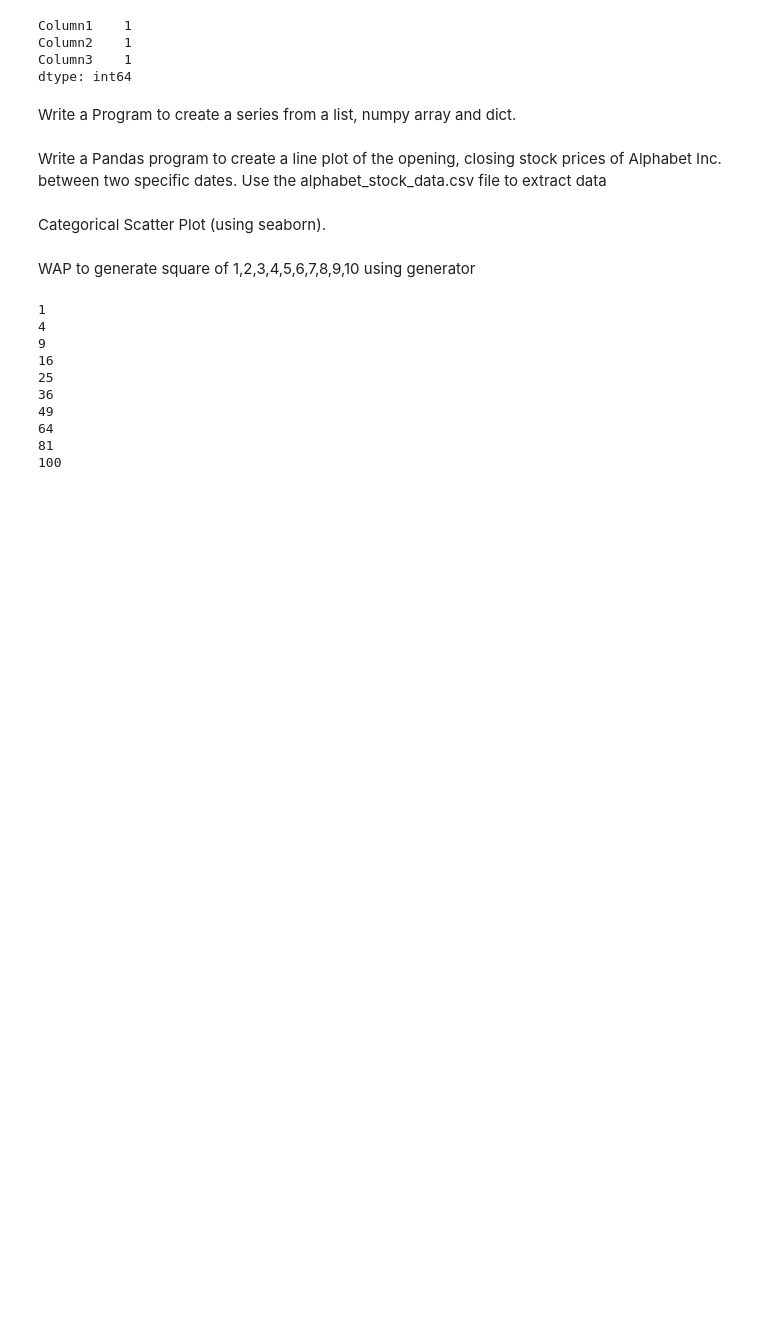
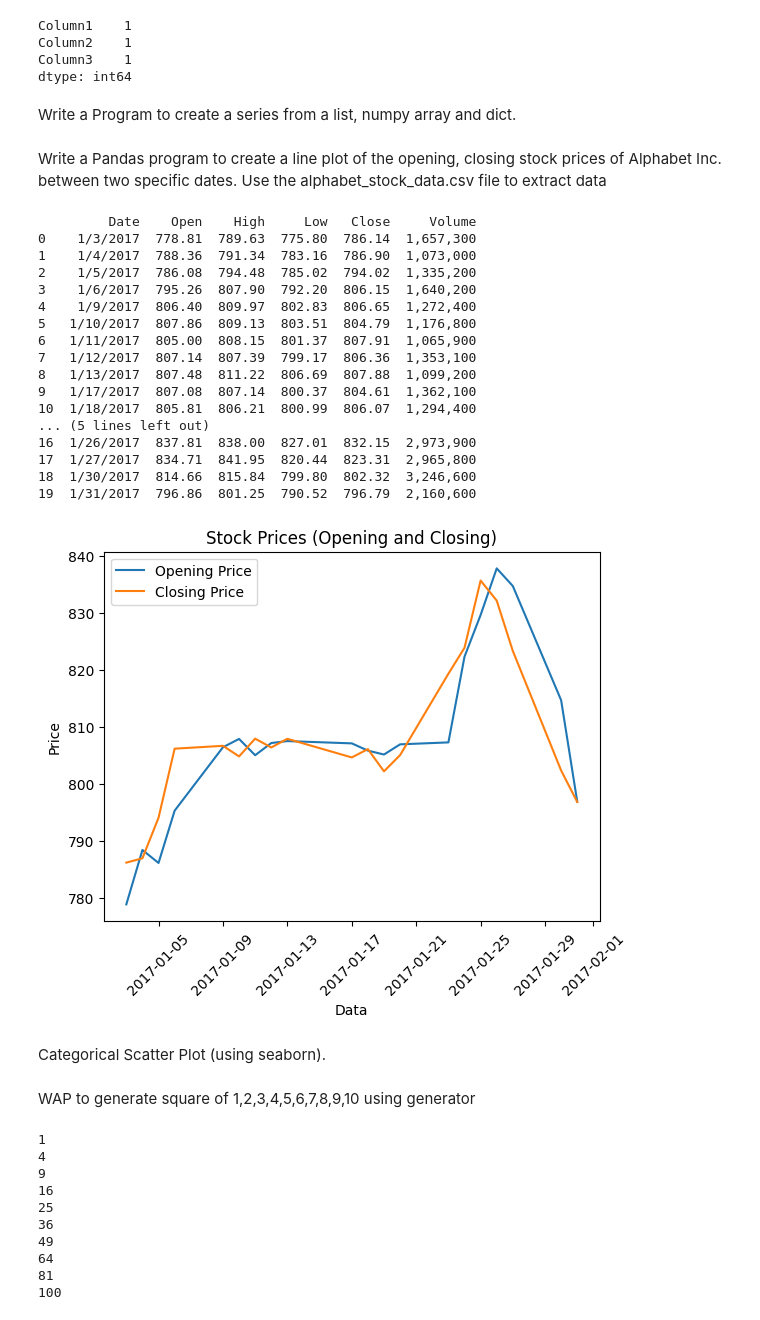
Before and after one commit to rachittyagii/semester---2-Code, a Jupyter notebook: Rachit Tyagi,0221csml211.ipynb, the cells around one changed output. Drawn from its saved outputs; the diff is of its cells as text; code cells hidden in the pictures; blank space fills up the shorter version.

```diff
--- a/Rachit Tyagi,0221csml211.ipynb
+++ b/Rachit Tyagi,0221csml211.ipynb
@@ -56,6 +56,46 @@ Write a Program to create a series from a list, numpy array and dict.
 # %% [markdown]
 
 Write a Pandas program to create a line plot of the opening, closing stock prices of Alphabet Inc. between two specific dates. Use the alphabet_stock_data.csv file to extract data
+# %%
+import pandas as pd
+import matplotlib.pyplot as plt
+df = pd.read_csv('E:\DAY2\Data\Google_Stock_Price_Test.csv')
+print(df)
+df['Date'] = pd.to_datetime(df['Date'])
+start_date = '2017-01-01'
+end_date = '2017-01-31'
+filtered_df = df[(df['Date'] >= start_date) & (df['Date'] <= end_date)]
+# Extract the requries coloum
+dates = filtered_df['Date']
+opening_prices = filtered_df['Open']
+closing_prices = filtered_df['Close']
+plt.plot(dates, opening_prices, label='Opening Price')
+plt.plot(dates, closing_prices, label='Closing Price')
+plt.title('Stock Prices (Opening and Closing)')
+plt.xlabel('Data')
+plt.ylabel('Price')
+plt.xticks(rotation=45)
+plt.legend()
+plt.show()
+# %% [output]
+         Date    Open    High     Low   Close     Volume
+0    1/3/2017  778.81  789.63  775.80  786.14  1,657,300
+1    1/4/2017  788.36  791.34  783.16  786.90  1,073,000
+2    1/5/2017  786.08  794.48  785.02  794.02  1,335,200
+3    1/6/2017  795.26  807.90  792.20  806.15  1,640,200
+4    1/9/2017  806.40  809.97  802.83  806.65  1,272,400
+5   1/10/2017  807.86  809.13  803.51  804.79  1,176,800
+6   1/11/2017  805.00  808.15  801.37  807.91  1,065,900
+7   1/12/2017  807.14  807.39  799.17  806.36  1,353,100
+8   1/13/2017  807.48  811.22  806.69  807.88  1,099,200
+9   1/17/2017  807.08  807.14  800.37  804.61  1,362,100
+10  1/18/2017  805.81  806.21  800.99  806.07  1,294,400
+... (5 lines left out)
+16  1/26/2017  837.81  838.00  827.01  832.15  2,973,900
+17  1/27/2017  834.71  841.95  820.44  823.31  2,965,800
+18  1/30/2017  814.66  815.84  799.80  802.32  3,246,600
+19  1/31/2017  796.86  801.25  790.52  796.79  2,160,600
+[figure, added]
 # %% [markdown]
 Categorical Scatter Plot (using seaborn).
 # %% [markdown]
```
